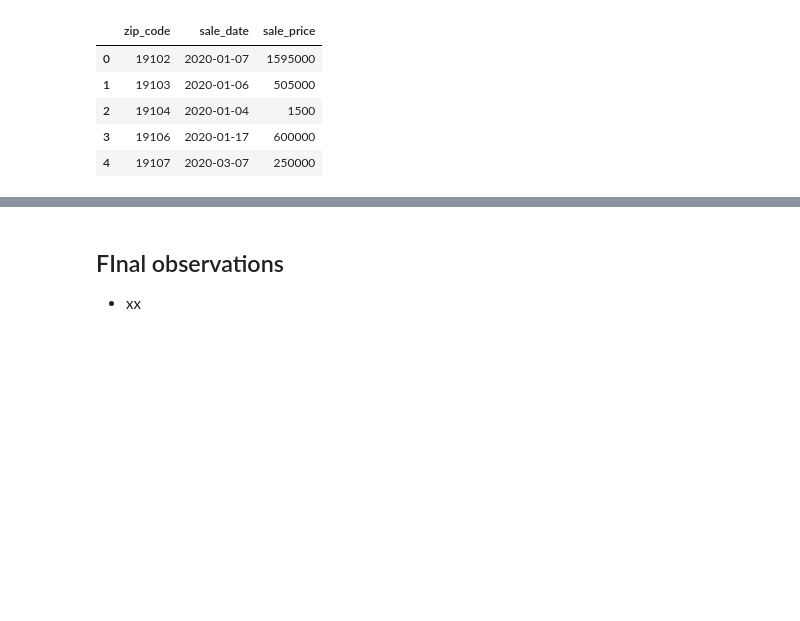
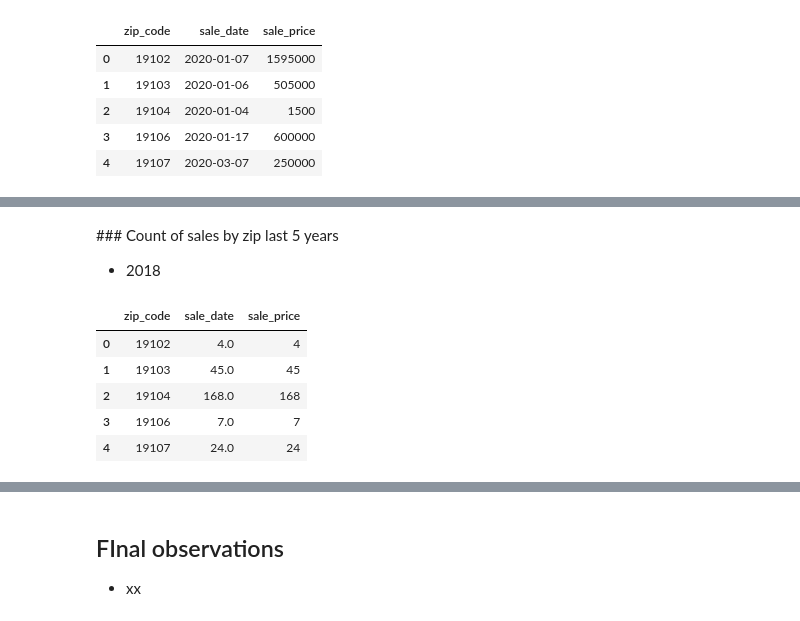
Before and after one commit to jeremybar32093/covid_recovery_analysis, a Jupyter notebook: heatmap.ipynb, the cells around one changed output, grey strips where cells are left out. Drawn from its saved outputs; the diff is of its cells as text; code cells hidden in the pictures; blank space fills up the shorter version.

```diff
--- a/heatmap.ipynb
+++ b/heatmap.ipynb
@@ -741,0 +820,37 @@ m
+# %% [markdown]
+### Count of sales by zip last 5 years
+* 2018
+# %%
+# Aggregate total sales by date
+
+# Create df to use for grouping
+saleDate = housingDF[['zip_code', 'sale_date','sale_price']]
+
+saleDate = saleDate.dropna(how='any')
+
+# Convert to string in main ETL
+saleDate['zip_code'] = saleDate['zip_code'].astype('Int64').astype('str')
+
+# Filter dataframe (2016 - 2020)
+saleDate2018 = saleDate[(saleDate['sale_date'] >= '2017-12-31') & (saleDate['sale_date'] <= '2018-12-31')]
+
+# Create groupby object
+saleDate2018_groupby = saleDate2018.groupby('zip_code')
+
+# Create grouped data frame with count of sales, mean, median sale price
+saleDate2018count_groupbyDF = saleDate2018_groupby.count()
+saleDate2018count_groupbyDF = saleDate2018count_groupbyDF.reset_index()
+saleDate2018count_groupbyDF
+
+# Add zip codes 19109 and 19102, so that GeoJSON will work - not in original df but in GeoJSON file
+saleDate2018count_groupbyDF = saleDate2018count_groupbyDF.append({'zip_code':'19109','sale_price':0},ignore_index=True)
+saleDate2018count_groupbyDF = saleDate2018count_groupbyDF.append({'zip_code':'19112','sale_price':0},ignore_index=True)
+
+saleDate2018count_groupbyDF.head()
+# %% [output]
+|  | zip_code | sale_date | sale_price |
+| 0 | 19102 | 4.0 | 4 |
+| 1 | 19103 | 45.0 | 45 |
+| 2 | 19104 | 168.0 | 168 |
+| 3 | 19106 | 7.0 | 7 |
+| 4 | 19107 | 24.0 | 24 |
```
Also changed, not shown: parts of 12 cells of this notebook.
